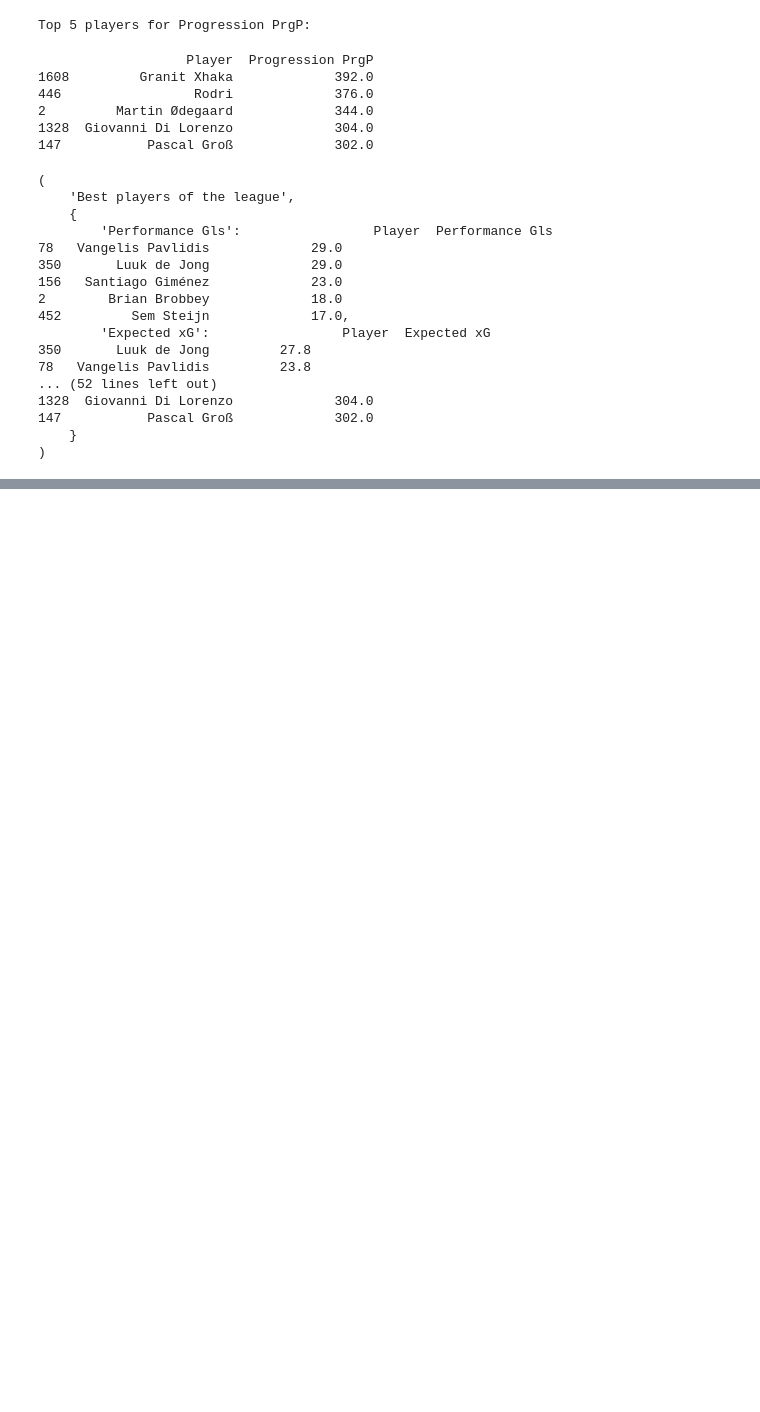
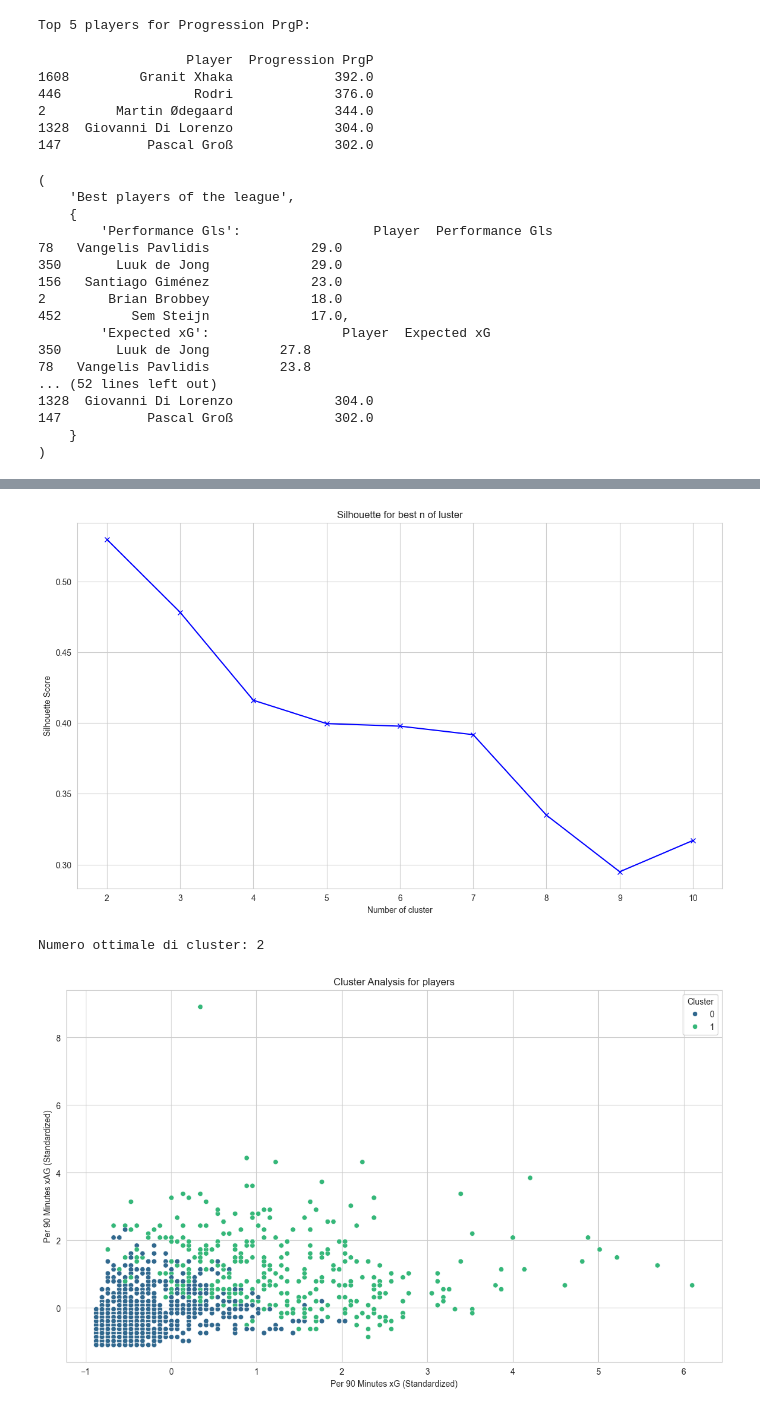
Before and after one commit to dyomed93/Scraping-Analysis-FbRef, a Jupyter notebook: analysis.ipynb, the cells around one changed output, grey strips where cells are left out. Cells and saved outputs as stored; diff of their text form; code cells hidden in the pictures; blank space fills up the shorter version.

Commit message:
Descriptive, comparative and clustering analysis

```diff
--- a/analysis.ipynb
+++ b/analysis.ipynb
@@ -226,0 +280,43 @@ rich.print(analize("2023-2024/Eredivise/combined_players_stats_Eredivise.csv",st
+# %%
+features = df[['Per 90 Minutes xG', 'Per 90 Minutes xAG', 'Performance Gls', 'Performance Ast']]
+features = features.dropna()
+
+scaler = StandardScaler()
+scaled_features = scaler.fit_transform(features)
+
+silhouette_scores = {}
+K = range(2, 11)
+for k in K:
+    kmeans = KMeans(n_clusters=k, random_state=42)
+    kmeans.fit(scaled_features)
+    score = silhouette_score(scaled_features, kmeans.labels_)
+    silhouette_scores[k] = score
+
+plt.style.use('dark_background')
+sns.set_style("whitegrid")
+plt.figure(figsize=(14, 8))
+plt.plot(list(silhouette_scores.keys()), list(silhouette_scores.values()), 'bx-')
+plt.xlabel('Number of cluster')
+plt.ylabel('Silhouette Score')
+plt.title('Silhouette for best n of luster')
+plt.grid(True)
+plt.show()
+
+
+k_optimal = max(silhouette_scores, key=silhouette_scores.get)
+print(f'Numero ottimale di cluster: {k_optimal}')
+kmeans = KMeans(n_clusters=k_optimal, random_state=30)
+df['Cluster'] = kmeans.fit_predict(scaled_features)
+
+
+plt.figure(figsize=(14, 8))
+sns.scatterplot(x=scaled_features[:, 0], y=scaled_features[:, 1], hue=df['Cluster'], palette='viridis')
+plt.title('Cluster Analysis for players')
+plt.xlabel('Per 90 Minutes xG (Standardized)')
+plt.ylabel('Per 90 Minutes xAG (Standardized)')
+plt.grid(True)
+plt.show()
+# %% [output]
+[figure, added]
+Numero ottimale di cluster: 2
+[figure, added]
```
Also changed, not shown: parts of 8 cells of this notebook.
